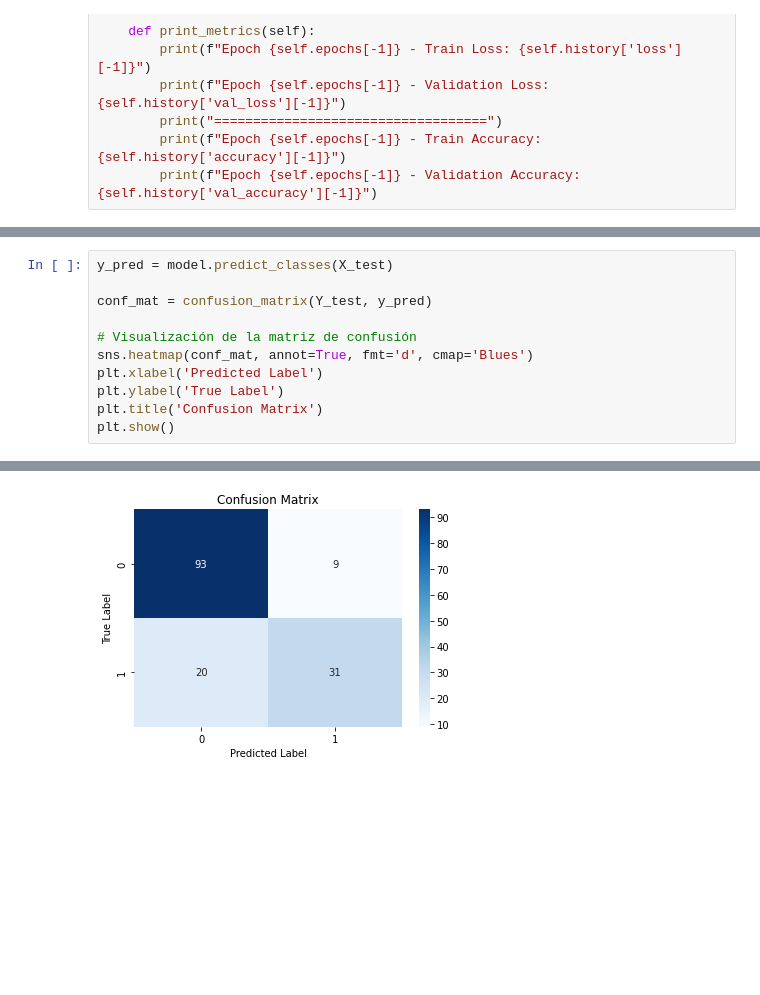
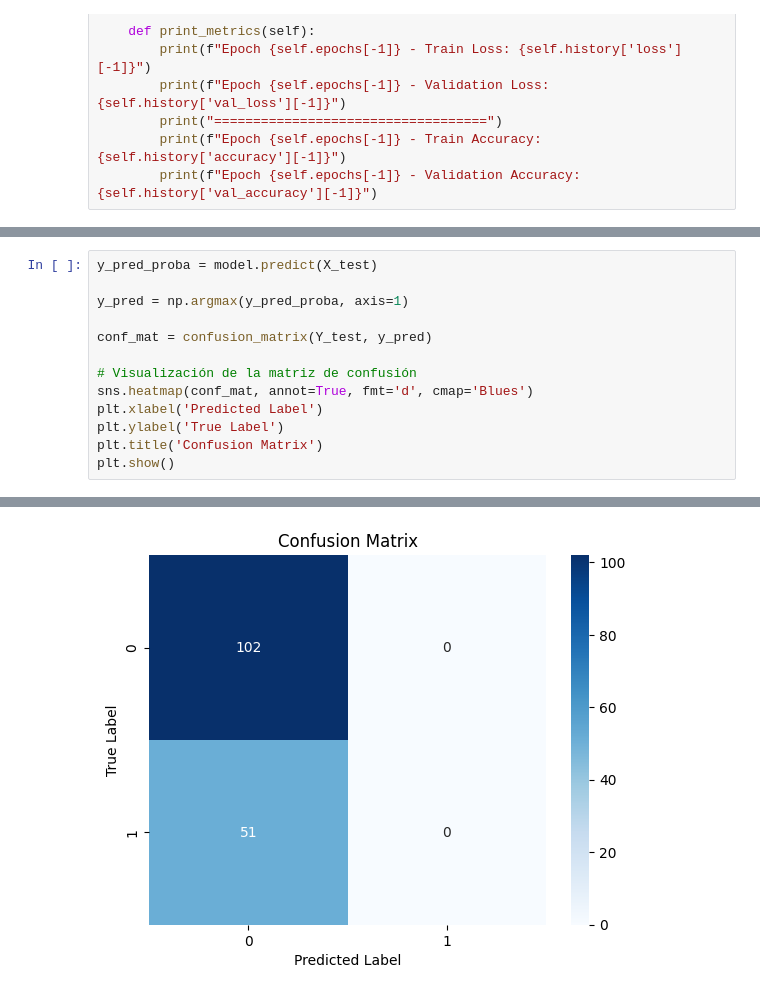
Before and after one commit to vchibilisco/ejemplos-IA, a Jupyter notebook: red_neuronal/diabetes.ipynb, the cells around one changed output, grey strips where cells are left out. Drawn from its saved outputs; the diff is of its cells as text; blank space fills up the shorter version.

```diff
--- a/red_neuronal/diabetes.ipynb
+++ b/red_neuronal/diabetes.ipynb
@@ -275,5 +295,7 @@ accuracy: 81.05%
 # %%
-y_pred = model.predict_classes(X_test)
+y_pred_proba = model.predict(X_test)
+
+y_pred = np.argmax(y_pred_proba, axis=1)
 
 conf_mat = confusion_matrix(Y_test, y_pred)
 
@@ -287 +310 @@ plt.show()
-[figure, old version]
+[figure, new version]
```
Also changed, not shown: parts of 8 cells of this notebook, 18 other files.
